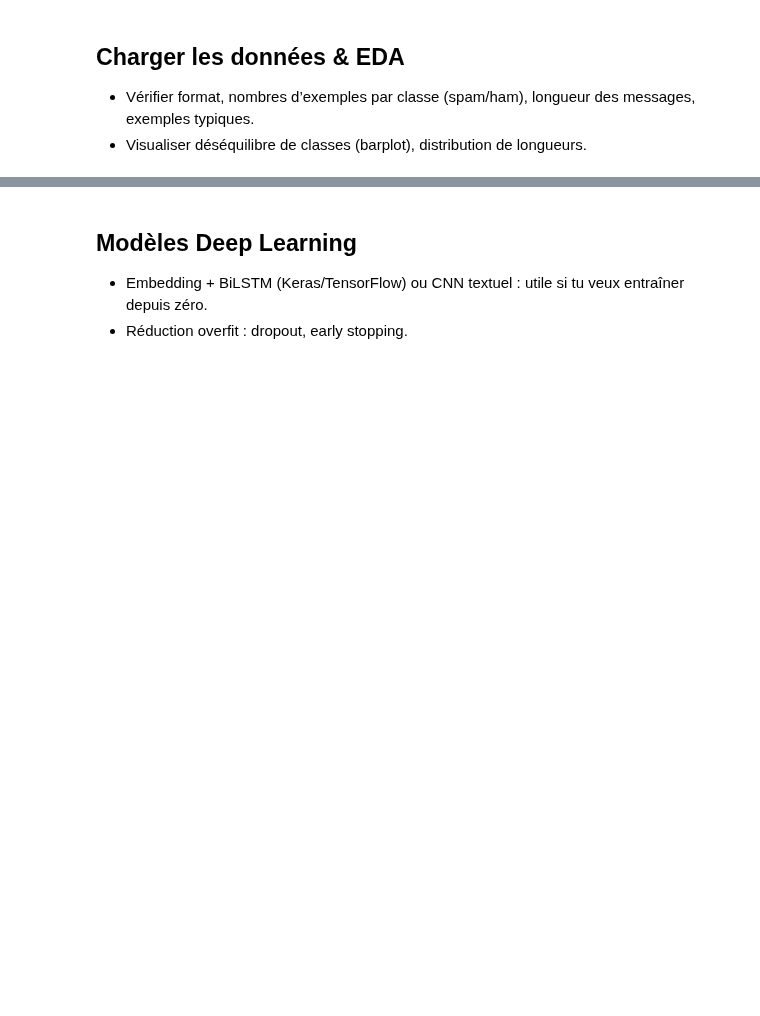
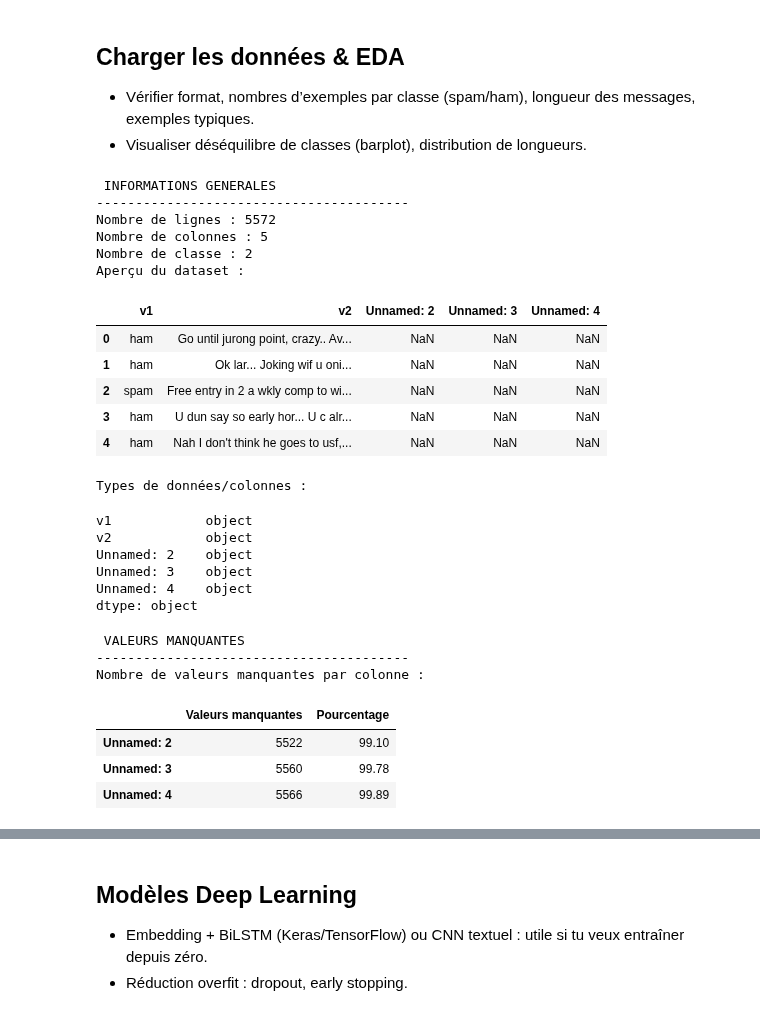
Before and after one commit to nlefort/JEDHA, a Jupyter notebook: PROJETS/07.Deep_learning/spams_detector.ipynb, the cells around one changed output, grey strips where cells are left out. Cells and saved outputs as stored; diff of their text form; code cells hidden in the pictures; blank space fills up the shorter version.

```diff
--- a/PROJETS/07.Deep_learning/spams_detector.ipynb
+++ b/PROJETS/07.Deep_learning/spams_detector.ipynb
@@ -23,3 +34,57 @@ Loading dataset...
 
 - Vérifier format, nombres d’exemples par classe (spam/ham), longueur des messages, exemples typiques.
 - Visualiser déséquilibre de classes (barplot), distribution de longueurs.
+# %%
+# INFORMATIONS GENERALES
+print("\n INFORMATIONS GENERALES")
+print("-"*40)
+
+print("Nombre de lignes : {}".format(dataset.shape[0]))
+print("Nombre de colonnes : {}".format(dataset.shape[1]))
+print("Nombre de classe : {}".format(dataset['v1'].nunique()))
+
+print("Aperçu du dataset : ")
+display(dataset.head())
+
+print("Types de données/colonnes : ")
+display(dataset.dtypes)
+
+# VALEURS MANQUANTES
+print("\n VALEURS MANQUANTES")
+print("-"*40)
+
+print("Nombre de valeurs manquantes par colonne :")
+missing_values = dataset.isnull().sum()
+missing_values_percentage = ((missing_values / dataset.shape[0]) * 100).round(2)
+missing_df = pd.DataFrame({
+    "Valeurs manquantes": missing_values,
+    "Pourcentage": missing_values_percentage
+})
+display(missing_df[missing_df["Valeurs manquantes"] > 0])
+# %% [output]
+ INFORMATIONS GENERALES
+----------------------------------------
+Nombre de lignes : 5572
+Nombre de colonnes : 5
+Nombre de classe : 2
+Aperçu du dataset :
+|  | v1 | v2 | Unnamed: 2 | Unnamed: 3 | Unnamed: 4 |
+| 0 | ham | Go until jurong point, crazy.. Av... | NaN | NaN | NaN |
+| 1 | ham | Ok lar... Joking wif u oni... | NaN | NaN | NaN |
+| 2 | spam | Free entry in 2 a wkly comp to wi... | NaN | NaN | NaN |
+| 3 | ham | U dun say so early hor... U c alr... | NaN | NaN | NaN |
+| 4 | ham | Nah I don't think he goes to usf,... | NaN | NaN | NaN |
+Types de données/colonnes :
+v1            object
+v2            object
+Unnamed: 2    object
+Unnamed: 3    object
+Unnamed: 4    object
+dtype: object
+ VALEURS MANQUANTES
+----------------------------------------
+Nombre de valeurs manquantes par colonne :
+|  | Valeurs manquantes | Pourcentage |
+| Unnamed: 2 | 5522 | 99.10 |
+| Unnamed: 3 | 5560 | 99.78 |
+| Unnamed: 4 | 5566 | 99.89 |
```
Also changed, not shown: parts of 12 cells of this notebook, 2 other files.
